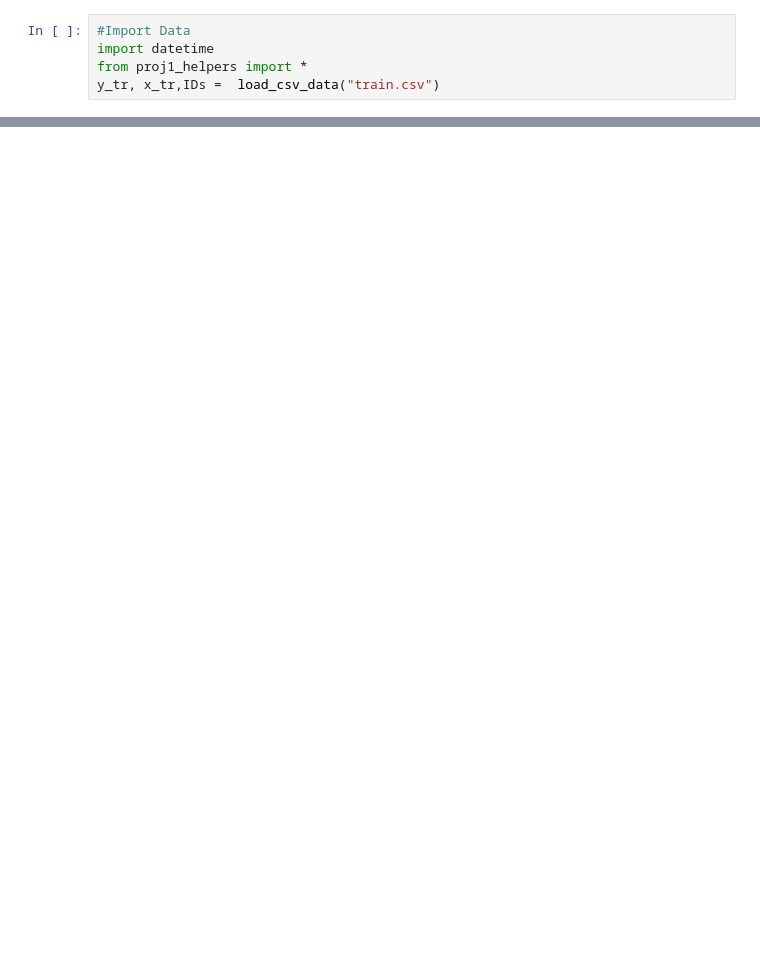
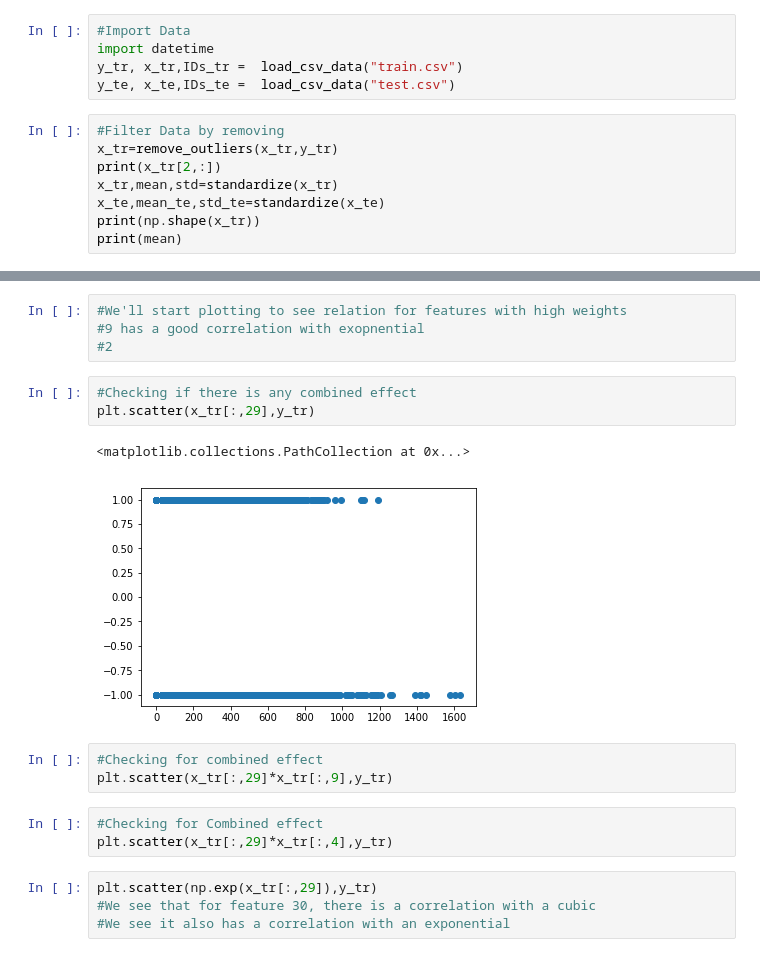
Before and after one commit to danielpgp1012/ML_Project1, a Jupyter notebook: Project1_Script.ipynb, the cells around one changed output, grey strips where cells are left out. Saved outputs shown, nothing was run; the diff lists cells and outputs as text; blank space fills up the shorter version.

```diff
--- a/Project1_Script.ipynb
+++ b/Project1_Script.ipynb
@@ -8,5 +11,13 @@ import matplotlib.pyplot as plt
 # %%
 #Import Data
 import datetime
-from proj1_helpers import *
-y_tr, x_tr,IDs =  load_csv_data("train.csv")
+y_tr, x_tr,IDs_tr =  load_csv_data("train.csv")
+y_te, x_te,IDs_te =  load_csv_data("test.csv")
+# %%
+#Filter Data by removing
+x_tr=remove_outliers(x_tr,y_tr)
+print(x_tr[2,:])
+x_tr,mean,std=standardize(x_tr)
+x_te,mean_te,std_te=standardize(x_te)
+print(np.shape(x_tr))
+print(mean)
@@ -67,0 +96,20 @@ NameError: name 'w' is not defined
+# %%
+#We'll start plotting to see relation for features with high weights
+#9 has a good correlation with exopnential
+#2
+# %%
+#Checking if there is any combined effect
+plt.scatter(x_tr[:,29],y_tr)
+# %% [output]
+<matplotlib.collections.PathCollection at 0x...>
+[figure, added]
+# %%
+#Checking for combined effect
+plt.scatter(x_tr[:,29]*x_tr[:,9],y_tr)
+# %%
+#Checking for Combined effect
+plt.scatter(x_tr[:,29]*x_tr[:,4],y_tr)
+# %%
+plt.scatter(np.exp(x_tr[:,29]),y_tr)
+#We see that for feature 30, there is a correlation with a cubic
+#We see it also has a correlation with an exponential
```
Also changed, not shown: parts of 23 cells of this notebook.
